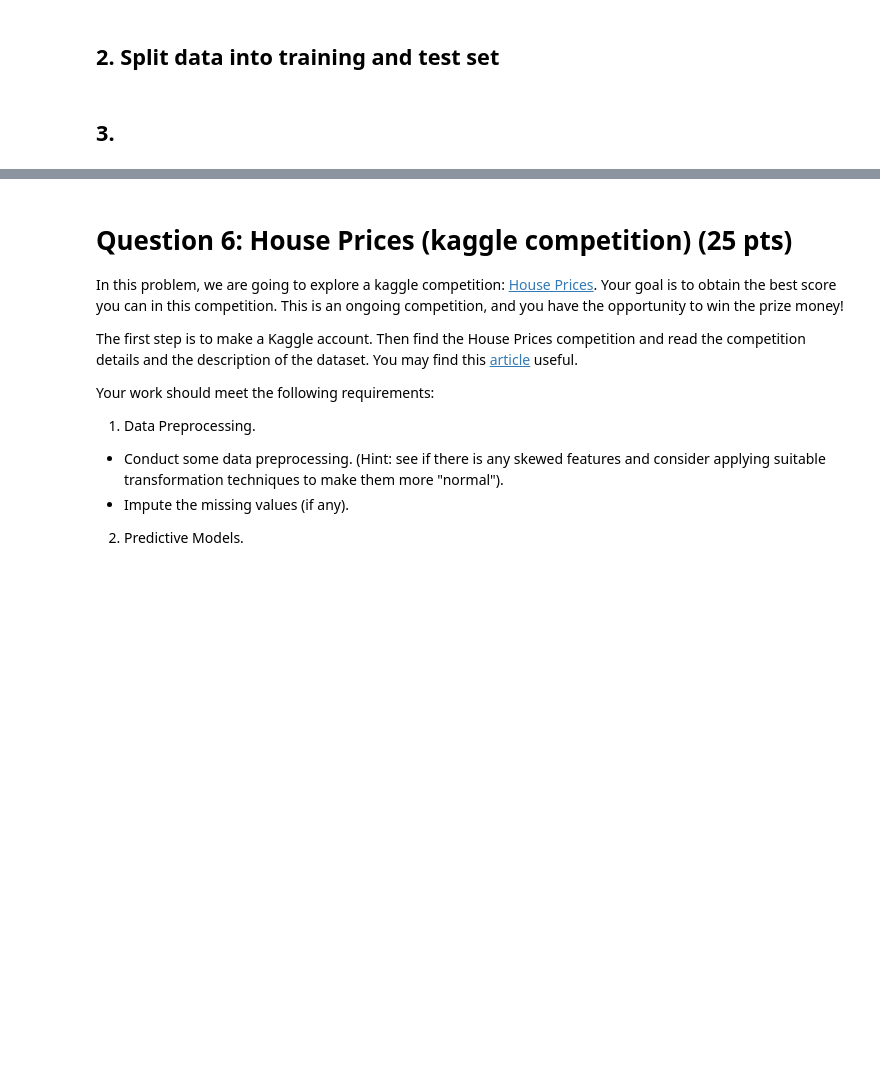
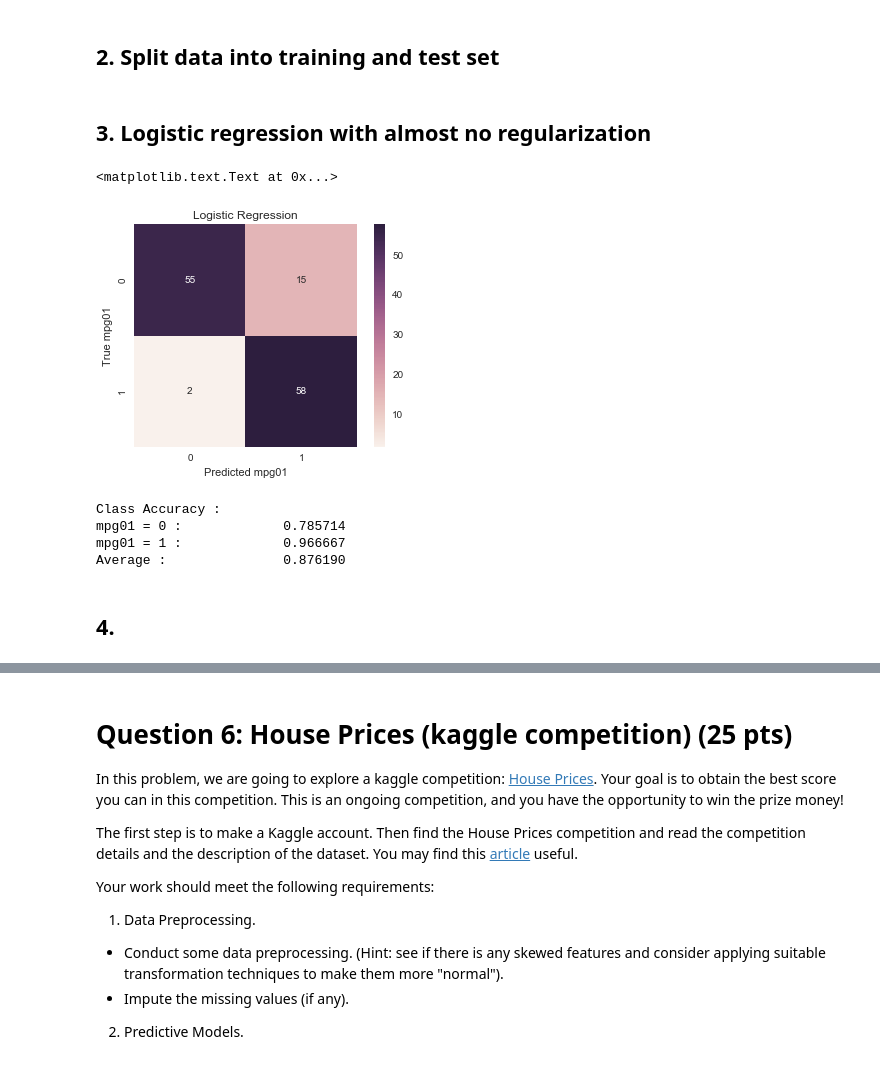
Before and after one commit to brbeckelman/Advanced-Predictive-Modeling-Class, a Jupyter notebook: HW3/HW3-apm382.ipynb, the cells around one changed output, grey strips where cells are left out. Cells and saved outputs as stored; diff of their text form; code cells hidden in the pictures; blank space fills up the shorter version.

```diff
--- a/HW3/HW3-apm382.ipynb
+++ b/HW3/HW3-apm382.ipynb
@@ -304,3 +311,23 @@ y_train = train['mpg01']
 
 X_test = test.drop('mpg01', axis=1)
 y_test = test['mpg01']
+# %% [markdown]
+## 3. Logistic regression with almost no regularization
+# %%
+# Fit logistic regression classifier to training set
+logreg = LogisticRegression(penalty='l2', C=1e6)
+logreg.fit(X_train, y_train)
+
+# Use classifier to predict test set
+logreg_predict = logreg.predict(X_test)
+# %%
+# Confustion matrix on test data
+conf_mat = confusion_matrix(y_test, logreg_predict)
+sns.heatmap(conf_mat, square=True, annot=True, fmt='d', cbar=True,
+            xticklabels=unique(y_test), yticklabels=unique(logreg_predict))
+plt.xlabel('Predicted mpg01')
+plt.ylabel('True mpg01')
+plt.title('Logistic Regression')
+# %% [output]
+<matplotlib.text.Text at 0x...>
+[figure, added]
@@ -307,2 +344,12 @@ y_test = test['mpg01']
+# %%
+print 'Class Accuracy :'
+print 'mpg01 = 0 :\t\t%f' % (accuracy_mpg0)
+print 'mpg01 = 1 :\t\t%f' % (accuracy_mpg1)
+print 'Average :\t\t%f' % (avgAcc_perClass)
+# %% [output]
+Class Accuracy :
+mpg01 = 0 :             0.785714
+mpg01 = 1 :             0.966667
+Average :               0.876190
 # %% [markdown]
-## 3.
+## 4.
```
Also changed, not shown: parts of 8 cells of this notebook.
